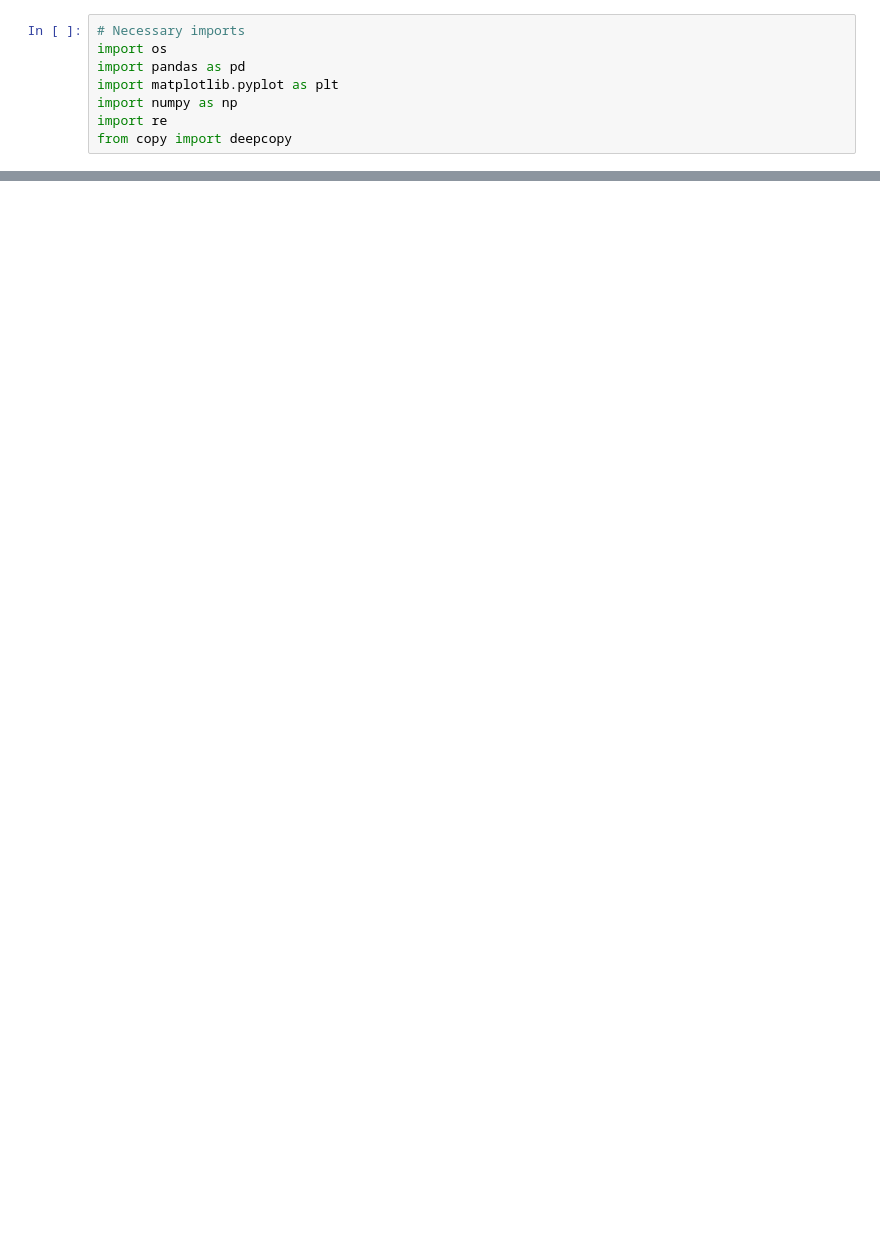
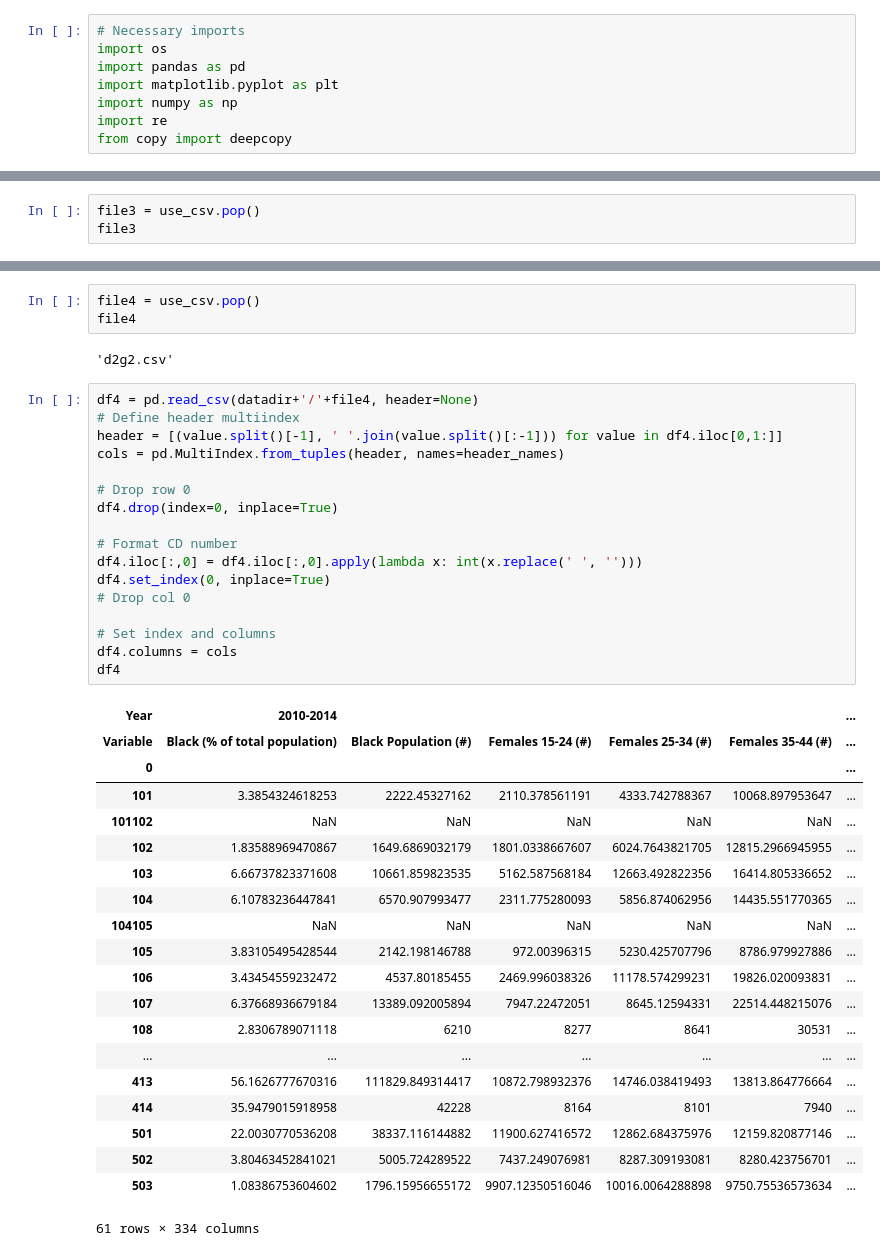
Before and after one commit to jojordan3/Public-Health-and-Education, a Jupyter notebook: CleaningData.ipynb, the cells around one changed output, grey strips where cells are left out. Cells and saved outputs as stored; diff of their text form; blank space fills up the shorter version.

```diff
--- a/CleaningData.ipynb
+++ b/CleaningData.ipynb
@@ -102,0 +225,3 @@ youthriskbehavior2015.csv
+# %%
+file3 = use_csv.pop()
+file3
@@ -102,0 +270,43 @@ youthriskbehavior2015.csv
+# %%
+file4 = use_csv.pop()
+file4
+# %% [output]
+'d2g2.csv'
+# %%
+df4 = pd.read_csv(datadir+'/'+file4, header=None)
+# Define header multiindex
+header = [(value.split()[-1], ' '.join(value.split()[:-1])) for value in df4.iloc[0,1:]]
+cols = pd.MultiIndex.from_tuples(header, names=header_names)
+
+# Drop row 0
+df4.drop(index=0, inplace=True)
+
+# Format CD number
+df4.iloc[:,0] = df4.iloc[:,0].apply(lambda x: int(x.replace(' ', '')))
+df4.set_index(0, inplace=True)
+# Drop col 0
+
+# Set index and columns
+df4.columns = cols
+df4
+# %% [output]
+| Year | 2010-2014 |  |  |  |  | ... |
+| Variable | Black (% of total population) | Black Population (#) | Females 15-24 (#) | Females 25-34 (#) | Females 35-44 (#) | ... |
+| 0 |  |  |  |  |  | ... |
+| 101 | 3.3854324618253 | 2222.45327162 | 2110.378561191 | 4333.742788367 | 10068.897953647 | ... |
+| 101102 | NaN | NaN | NaN | NaN | NaN | ... |
+| 102 | 1.83588969470867 | 1649.6869032179 | 1801.0338667607 | 6024.7643821705 | 12815.2966945955 | ... |
+| 103 | 6.66737823371608 | 10661.859823535 | 5162.587568184 | 12663.492822356 | 16414.805336652 | ... |
+| 104 | 6.10783236447841 | 6570.907993477 | 2311.775280093 | 5856.874062956 | 14435.551770365 | ... |
+| 104105 | NaN | NaN | NaN | NaN | NaN | ... |
+| 105 | 3.83105495428544 | 2142.198146788 | 972.00396315 | 5230.425707796 | 8786.979927886 | ... |
+| 106 | 3.43454559232472 | 4537.80185455 | 2469.996038326 | 11178.574299231 | 19826.020093831 | ... |
+| 107 | 6.37668936679184 | 13389.092005894 | 7947.22472051 | 8645.12594331 | 22514.448215076 | ... |
+| 108 | 2.8306789071118 | 6210 | 8277 | 8641 | 30531 | ... |
+| ... | ... | ... | ... | ... | ... | ... |
+| 413 | 56.1626777670316 | 111829.849314417 | 10872.798932376 | 14746.038419493 | 13813.864776664 | ... |
+| 414 | 35.9479015918958 | 42228 | 8164 | 8101 | 7940 | ... |
+| 501 | 22.0030770536208 | 38337.116144882 | 11900.627416572 | 12862.684375976 | 12159.820877146 | ... |
+| 502 | 3.80463452841021 | 5005.724289522 | 7437.249076981 | 8287.309193081 | 8280.423756701 | ... |
+| 503 | 1.08386753604602 | 1796.15956655172 | 9907.12350516046 | 10016.0064288898 | 9750.75536573634 | ... |
+61 rows × 334 columns
```
Also changed, not shown: parts of 19 cells of this notebook.
